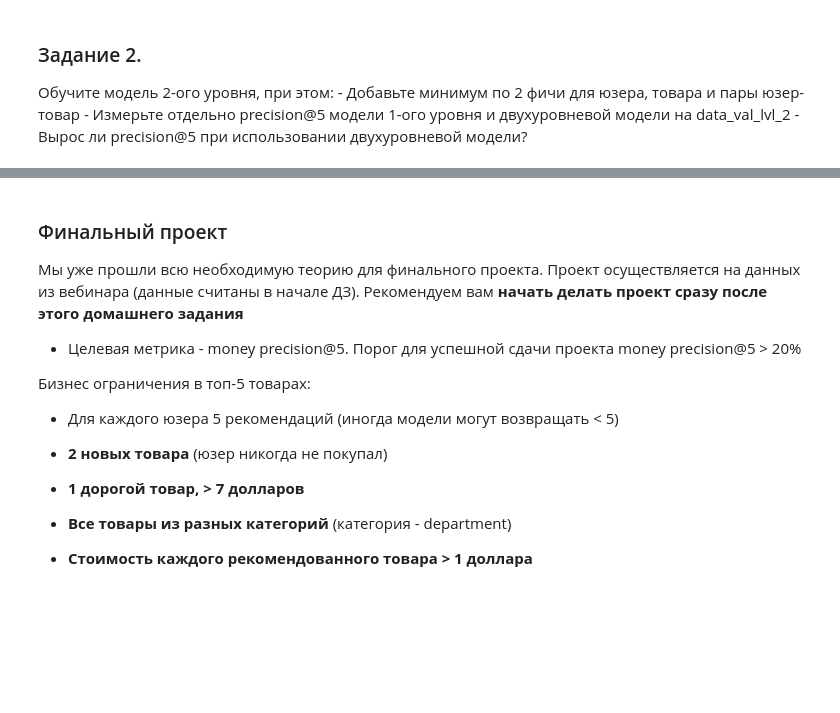
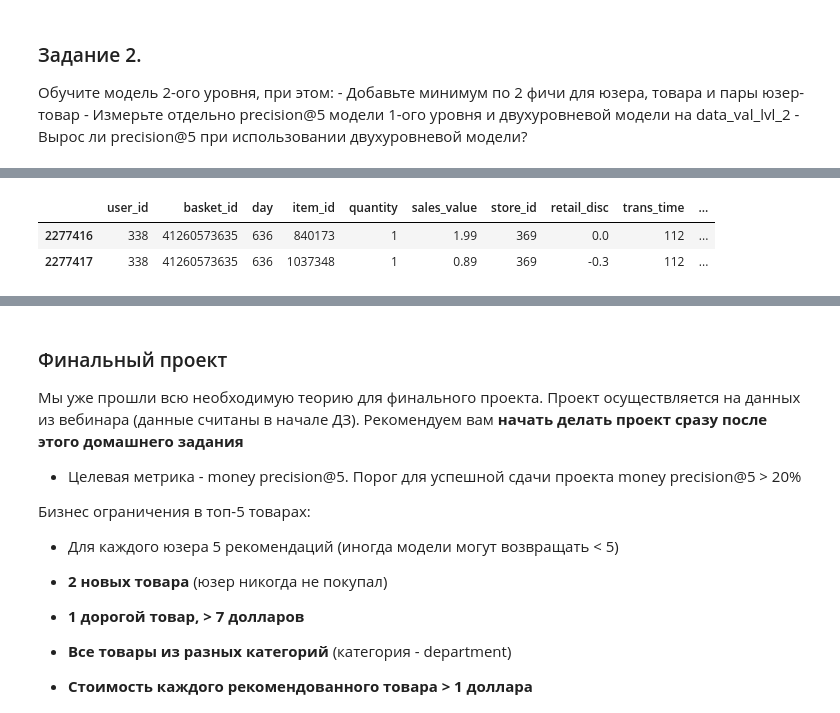
Before and after one commit to daniilstv/recommended_systems, a Jupyter notebook: hw_webinar_6.ipynb, the cells around one changed output, grey strips where cells are left out. Saved outputs shown, nothing was run; the diff lists cells and outputs as text; code cells hidden in the pictures; blank space fills up the shorter version.

```diff
--- a/hw_webinar_6.ipynb
+++ b/hw_webinar_6.ipynb
@@ -140,0 +169,6 @@ result_lvl_1['similar_item_recall'].mean()
+# %%
+data_val_lvl_2.head(2)
+# %% [output]
+|  | user_id | basket_id | day | item_id | quantity | sales_value | store_id | retail_disc | trans_time | ... |
+| 2277416 | 338 | 41260573635 | 636 | 840173 | 1 | 1.99 | 369 | 0.0 | 112 | ... |
+| 2277417 | 338 | 41260573635 | 636 | 1037348 | 1 | 0.89 | 369 | -0.3 | 112 | ... |
```
Also changed, not shown: parts of 26 cells of this notebook.
